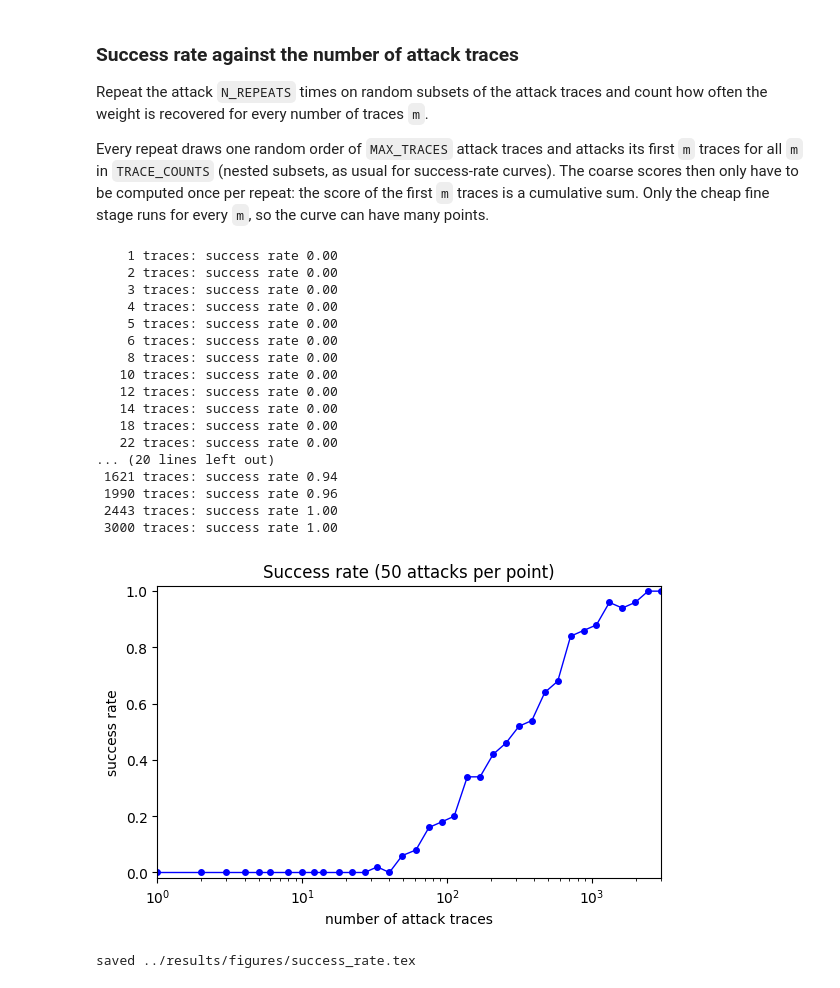
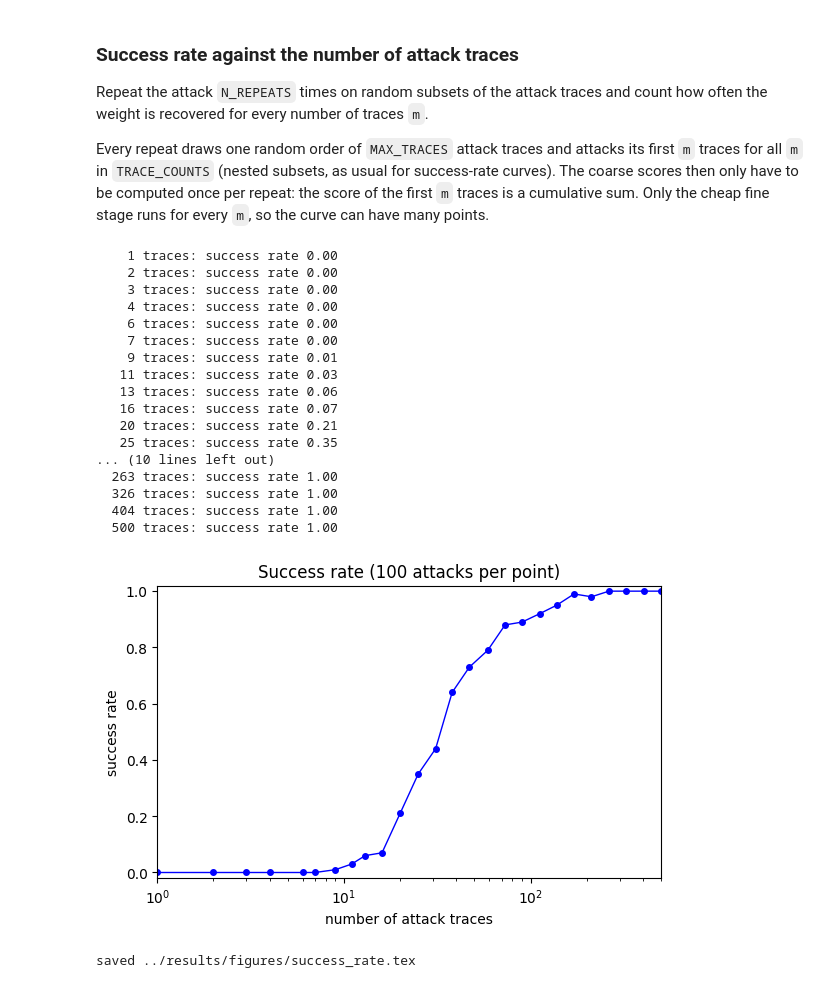
Before and after one commit to LubimPiskoty/CPA-of-NN-Weight-Parameters, a Jupyter notebook: analysis/TemplateDPA.ipynb, the cells around one changed output. Cells and saved outputs as stored; diff of their text form; code cells hidden in the pictures.

Commit message:
profiling batched random samples and attack with fixed weights

```diff
--- a/analysis/TemplateDPA.ipynb
+++ b/analysis/TemplateDPA.ipynb
@@ -172,6 +173,6 @@ neighbouring samples of the same peak.
 # %%
 K_COARSE, K_FINE, K_EXACT = 8, 14, 23
-N_POIS, POI_MIN_DIST = 3, 8
+N_POIS, POI_MIN_DIST = 5, 20    # the product leaks at many samples; the pooled covariance handles their correlation
 
 labels = leak_class(p_inputs * p_weights, 23).astype(float)          # k = 23: all 32 bits of the product
 t = p_traces - p_traces.mean(axis=0)
@@ -320,8 +321,10 @@ W_MAX = Decimal('2.0')
 COARSE_STEP = Decimal('0.0001')
 FINE_STEP, FINE_HALF_WIDTH = 1e-6, 1e-4
 N_FINALISTS, FINALIST_SEP = 6, 0.005
-EXACT_ULPS = 16                  # ulps around the fine result searched bit-exactly (FINE_STEP is ~8 ulps at |w| ~ 1.4)
-EXACT_EXPS = np.arange(-8, 3)    # power-of-two variants w * 2^j that are also scored
+EXACT_ULPS = 512                 # ulps around the fine result searched bit-exactly; with few traces the fine result can be
+                                 # hundreds of ulps off, and a look-alike w/2^j has FINE_STEP worth 2^j times more ulps
+EXACT_EXPS = np.arange(-10, 11)  # power-of-two variants w * 2^j that are also scored, in both directions:
+                                 # the fine stage may land on w/16 and then w = fine * 2^4 must be reachable
 
 grid = np.float32([float(-W_MAX + COARSE_STEP * i) for i in range(int(2 * W_MAX / COARSE_STEP) + 1)])
 n_fine = int(round(FINE_HALF_WIDTH / FINE_STEP))
@@ -406,47 +409,47 @@ Every repeat draws one random order of `MAX_TRACES` attack traces and attacks it
 once per repeat: the score of the first `m` traces is a cumulative sum. Only the cheap fine stage runs for every `m`,
 so the curve can have many points.
 # %%
-MAX_TRACES = min(3000, len(a_inputs))
+MAX_TRACES = min(500, len(a_inputs))
 TRACE_COUNTS = np.unique(np.round(np.logspace(0, np.log10(MAX_TRACES), 30)).astype(int))
-N_REPEATS = 50
+N_REPEATS = 100
 
 rng = np.random.default_rng(0)
 a_leak = a_traces[:, POIS]
 hits = np.zeros((N_REPEATS, len(TRACE_COUNTS)), dtype=bool)
 for r in (bar := trange(N_REPEATS, desc='success rate')):
     sub = rng.permutation(len(a_inputs))[:MAX_TRACES]
     x, leak = a_inputs[sub], a_leak[sub]
     cum = np.cumsum(per_trace_loglik(grid, x, leak, tpl_coarse), axis=1)
     for j, m in enumerate(TRACE_COUNTS):
         rec, _ = refine(cum[:, m - 1], x[:m], leak[:m])
         hits[r, j] = abs(rec - TRUE_W) <= TOL
     bar.set_postfix(sr_max=f"{hits[:r + 1, -1].mean():.2f}")      # success rate at MAX_TRACES so far
 sr = hits.mean(axis=0)
 
 for m, s in zip(TRACE_COUNTS, sr):
     print(f"{m:5d} traces: success rate {s:.2f}")
 
 plot("success_rate",
      [dict(x=TRACE_COUNTS, y=sr, marker='o', color='blue')],
      xlabel='number of attack traces', ylabel='success rate', title=f'Success rate ({N_REPEATS} attacks per point)',
      xlog=True, xlim=(1, MAX_TRACES), ylim=(-0.02, 1.02))
 # %% [output]
     1 traces: success rate 0.00
     2 traces: success rate 0.00
     3 traces: success rate 0.00
     4 traces: success rate 0.00
-    5 traces: success rate 0.00
     6 traces: success rate 0.00
-    8 traces: success rate 0.00
-   10 traces: success rate 0.00
-   12 traces: success rate 0.00
-   14 traces: success rate 0.00
-   18 traces: success rate 0.00
-   22 traces: success rate 0.00
-... (20 lines left out)
- 1621 traces: success rate 0.94
- 1990 traces: success rate 0.96
- 2443 traces: success rate 1.00
- 3000 traces: success rate 1.00
+    7 traces: success rate 0.00
+    9 traces: success rate 0.01
+   11 traces: success rate 0.03
+   13 traces: success rate 0.06
+   16 traces: success rate 0.07
+   20 traces: success rate 0.21
+   25 traces: success rate 0.35
+... (10 lines left out)
+  263 traces: success rate 1.00
+  326 traces: success rate 1.00
+  404 traces: success rate 1.00
+  500 traces: success rate 1.00
-[figure, old version]
+[figure, new version]
 saved ../results/figures/success_rate.tex
```
Also changed, not shown: parts of 6 cells of this notebook, 3 other files.
